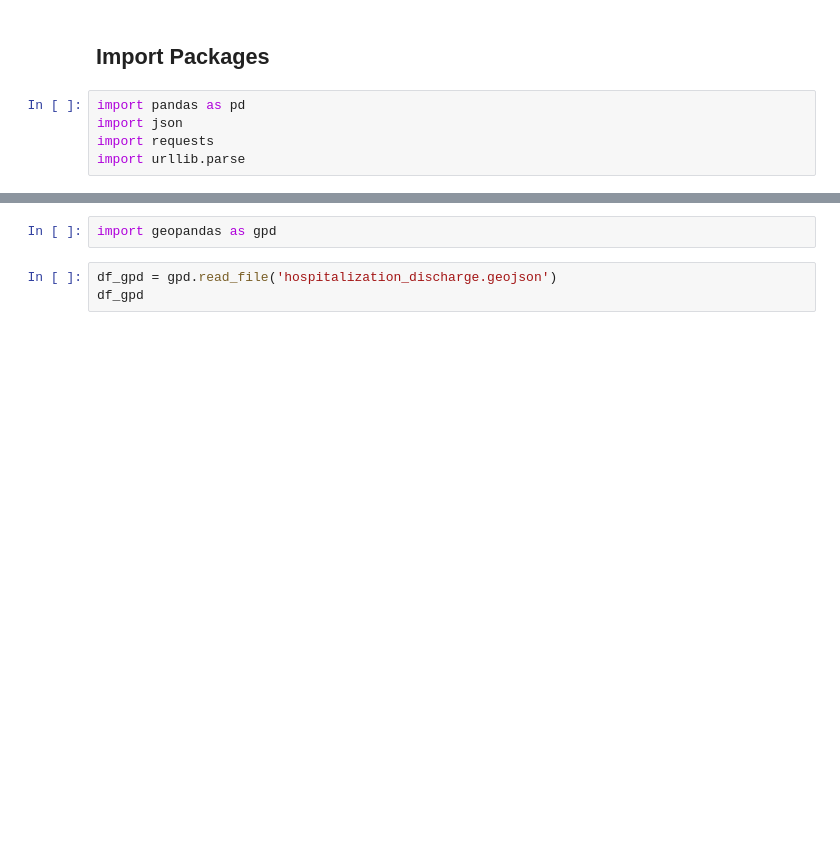
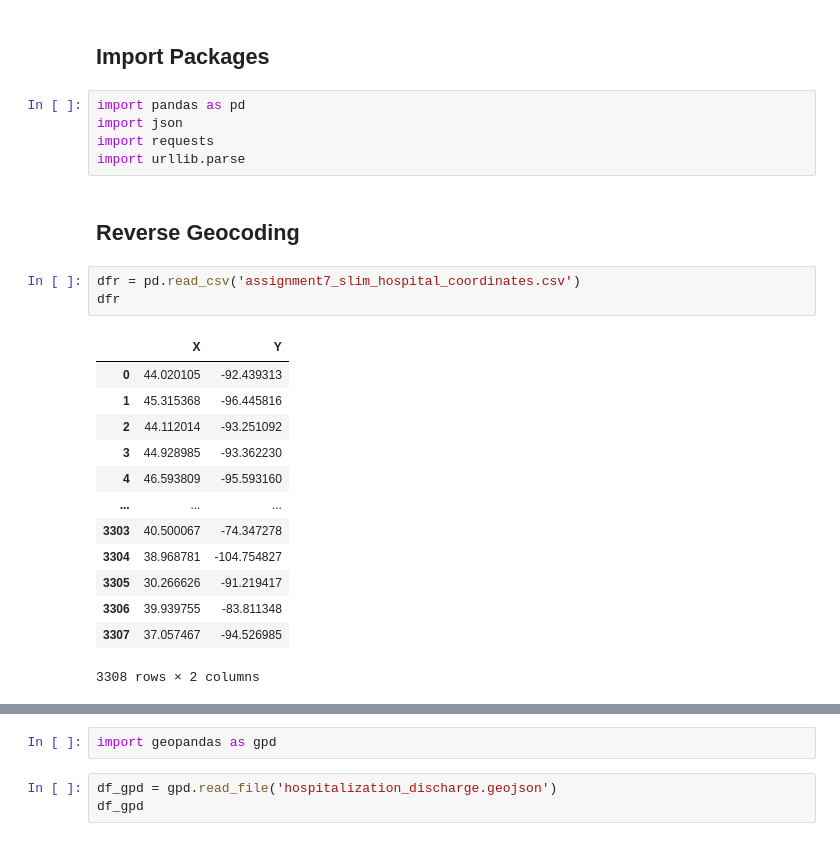
Before and after one commit to ktdutta/datasci_7_geospatial, a Jupyter notebook: datasci_7_geospatial.ipynb, the cells around one changed output, grey strips where cells are left out. Cells and saved outputs as stored; diff of their text form; blank space fills up the shorter version.

```diff
--- a/datasci_7_geospatial.ipynb
+++ b/datasci_7_geospatial.ipynb
@@ -5,3 +5,22 @@ import pandas as pd
 import json
 import requests
 import urllib.parse
+# %% [markdown]
+## Reverse Geocoding
+# %%
+dfr = pd.read_csv('assignment7_slim_hospital_coordinates.csv')
+dfr
+# %% [output]
+|  | X | Y |
+| 0 | 44.020105 | -92.439313 |
+| 1 | 45.315368 | -96.445816 |
+| 2 | 44.112014 | -93.251092 |
+| 3 | 44.928985 | -93.362230 |
+| 4 | 46.593809 | -95.593160 |
+| ... | ... | ... |
+| 3303 | 40.500067 | -74.347278 |
+| 3304 | 38.968781 | -104.754827 |
+| 3305 | 30.266626 | -91.219417 |
+| 3306 | 39.939755 | -83.811348 |
+| 3307 | 37.057467 | -94.526985 |
+3308 rows × 2 columns
```
Also changed, not shown: parts of 3 cells of this notebook.
